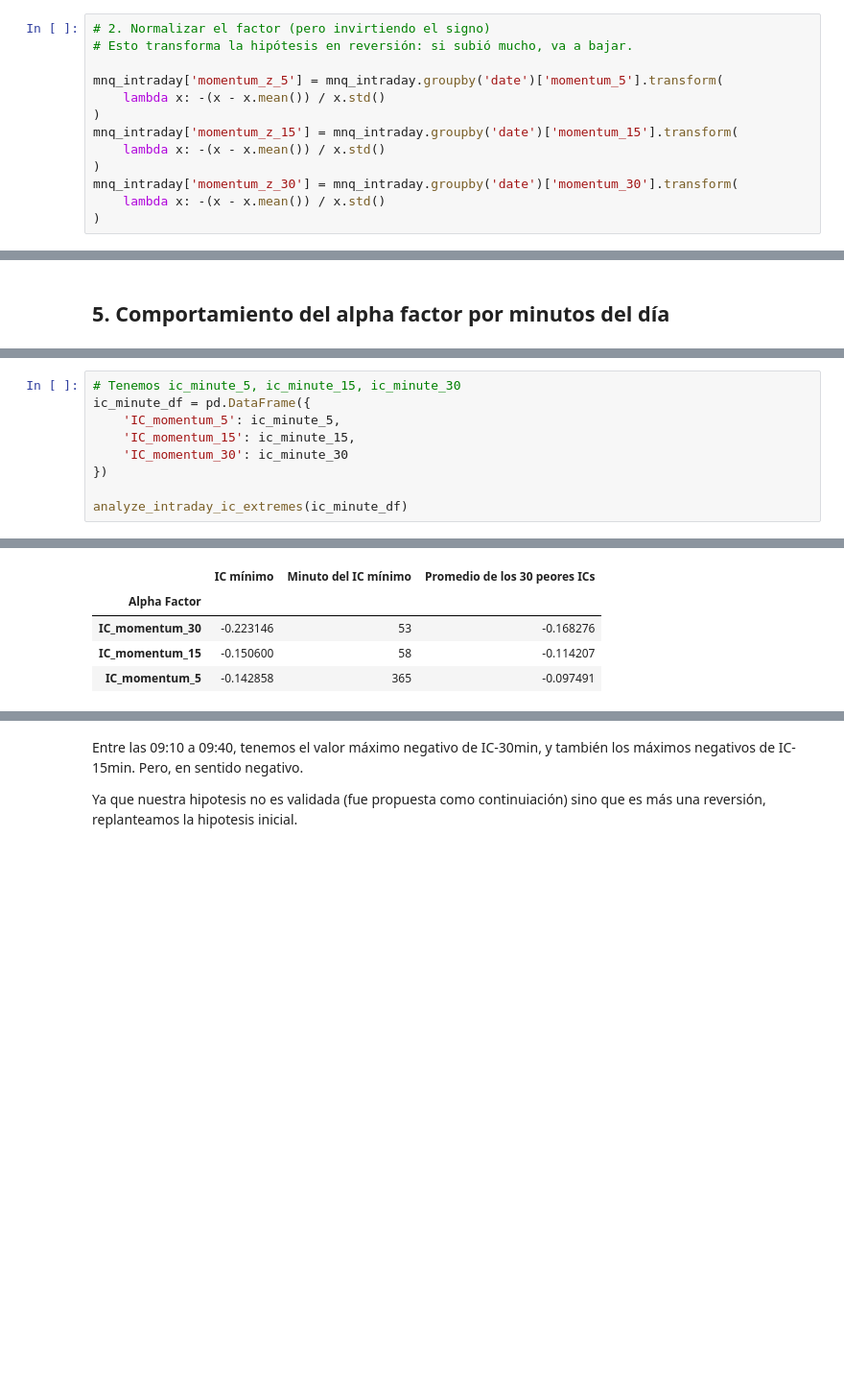
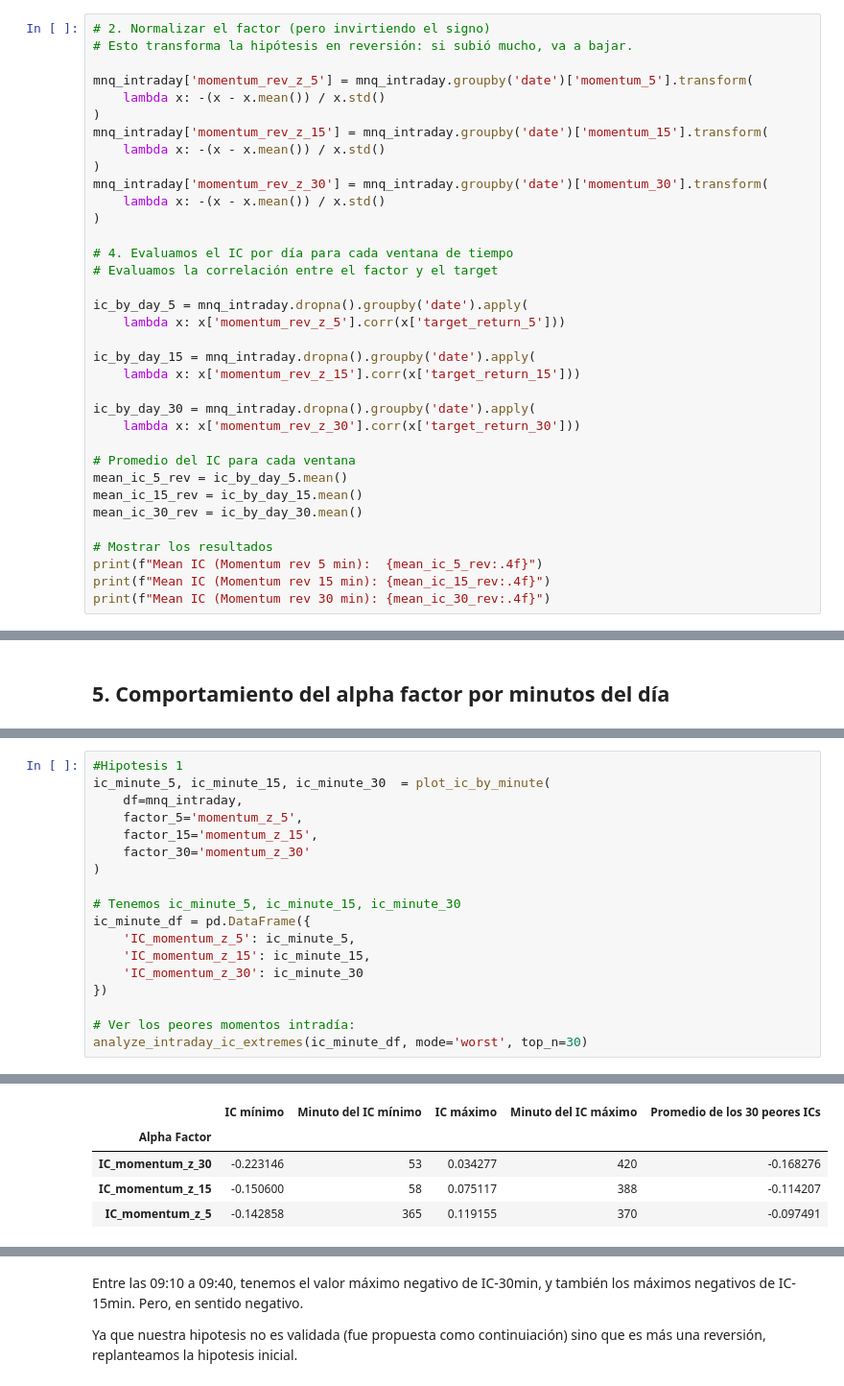
Before and after one commit to GUNAPILLCO/CEIA-GdP, a Jupyter notebook: 3_Desarrollo/2_obtencion_preparacion_exploracion_datos/2_4_1_hipotesis_1.ipynb, the cells around one changed output, grey strips where cells are left out. Shown: that part at 96% size. Saved outputs shown, nothing was run; the diff lists cells and outputs as text; blank space fills up the shorter version.

Commit message:
Con comparación de hipotesis 1 e hipotesis 1 reformulada.

```diff
--- a/3_Desarrollo/2_obtencion_preparacion_exploracion_datos/2_4_1_hipotesis_1.ipynb
+++ b/3_Desarrollo/2_obtencion_preparacion_exploracion_datos/2_4_1_hipotesis_1.ipynb
@@ -157,12 +157,34 @@ Hipótesis alternativa: **Si el precio subió mucho en los últimos N minutos, e
 # 2. Normalizar el factor (pero invirtiendo el signo)
 # Esto transforma la hipótesis en reversión: si subió mucho, va a bajar.
 
-mnq_intraday['momentum_z_5'] = mnq_intraday.groupby('date')['momentum_5'].transform(
+mnq_intraday['momentum_rev_z_5'] = mnq_intraday.groupby('date')['momentum_5'].transform(
     lambda x: -(x - x.mean()) / x.std()
 )
-mnq_intraday['momentum_z_15'] = mnq_intraday.groupby('date')['momentum_15'].transform(
+mnq_intraday['momentum_rev_z_15'] = mnq_intraday.groupby('date')['momentum_15'].transform(
     lambda x: -(x - x.mean()) / x.std()
 )
-mnq_intraday['momentum_z_30'] = mnq_intraday.groupby('date')['momentum_30'].transform(
+mnq_intraday['momentum_rev_z_30'] = mnq_intraday.groupby('date')['momentum_30'].transform(
     lambda x: -(x - x.mean()) / x.std()
 )
+
+# 4. Evaluamos el IC por día para cada ventana de tiempo
+# Evaluamos la correlación entre el factor y el target
+
+ic_by_day_5 = mnq_intraday.dropna().groupby('date').apply(
+    lambda x: x['momentum_rev_z_5'].corr(x['target_return_5']))
+
+ic_by_day_15 = mnq_intraday.dropna().groupby('date').apply(
+    lambda x: x['momentum_rev_z_15'].corr(x['target_return_15']))
+
+ic_by_day_30 = mnq_intraday.dropna().groupby('date').apply(
+    lambda x: x['momentum_rev_z_30'].corr(x['target_return_30']))
+
+# Promedio del IC para cada ventana
+mean_ic_5_rev = ic_by_day_5.mean()
+mean_ic_15_rev = ic_by_day_15.mean()
+mean_ic_30_rev = ic_by_day_30.mean()
+
+# Mostrar los resultados
+print(f"Mean IC (Momentum rev 5 min):  {mean_ic_5_rev:.4f}")
+print(f"Mean IC (Momentum rev 15 min): {mean_ic_15_rev:.4f}")
+print(f"Mean IC (Momentum rev 30 min): {mean_ic_30_rev:.4f}")
@@ -238,11 +299,20 @@ def analyze_intraday_ic_extremes(ic_minute_df: pd.DataFrame) -> pd.DataFrame:
     return result_df
 # %%
+#Hipotesis 1
+ic_minute_5, ic_minute_15, ic_minute_30  = plot_ic_by_minute(
+    df=mnq_intraday,
+    factor_5='momentum_z_5',
+    factor_15='momentum_z_15',
+    factor_30='momentum_z_30'
+)
+
 # Tenemos ic_minute_5, ic_minute_15, ic_minute_30
 ic_minute_df = pd.DataFrame({
-    'IC_momentum_5': ic_minute_5,
-    'IC_momentum_15': ic_minute_15,
-    'IC_momentum_30': ic_minute_30
+    'IC_momentum_z_5': ic_minute_5,
+    'IC_momentum_z_15': ic_minute_15,
+    'IC_momentum_z_30': ic_minute_30
 })
 
-analyze_intraday_ic_extremes(ic_minute_df)
+# Ver los peores momentos intradía:
+analyze_intraday_ic_extremes(ic_minute_df, mode='worst', top_n=30)
 # %% [output]
@@ -249,5 +320,5 @@ analyze_intraday_ic_extremes(ic_minute_df)
-|  | IC mínimo | Minuto del IC mínimo | Promedio de los 30 peores ICs |
-| Alpha Factor |  |  |  |
-| IC_momentum_30 | -0.223146 | 53 | -0.168276 |
-| IC_momentum_15 | -0.150600 | 58 | -0.114207 |
-| IC_momentum_5 | -0.142858 | 365 | -0.097491 |
+|  | IC mínimo | Minuto del IC mínimo | IC máximo | Minuto del IC máximo | Promedio de los 30 peores ICs |
+| Alpha Factor |  |  |  |  |  |
+| IC_momentum_z_30 | -0.223146 | 53 | 0.034277 | 420 | -0.168276 |
+| IC_momentum_z_15 | -0.150600 | 58 | 0.075117 | 388 | -0.114207 |
+| IC_momentum_z_5 | -0.142858 | 365 | 0.119155 | 370 | -0.097491 |
```
Also changed, not shown: parts of 6 cells of this notebook.
